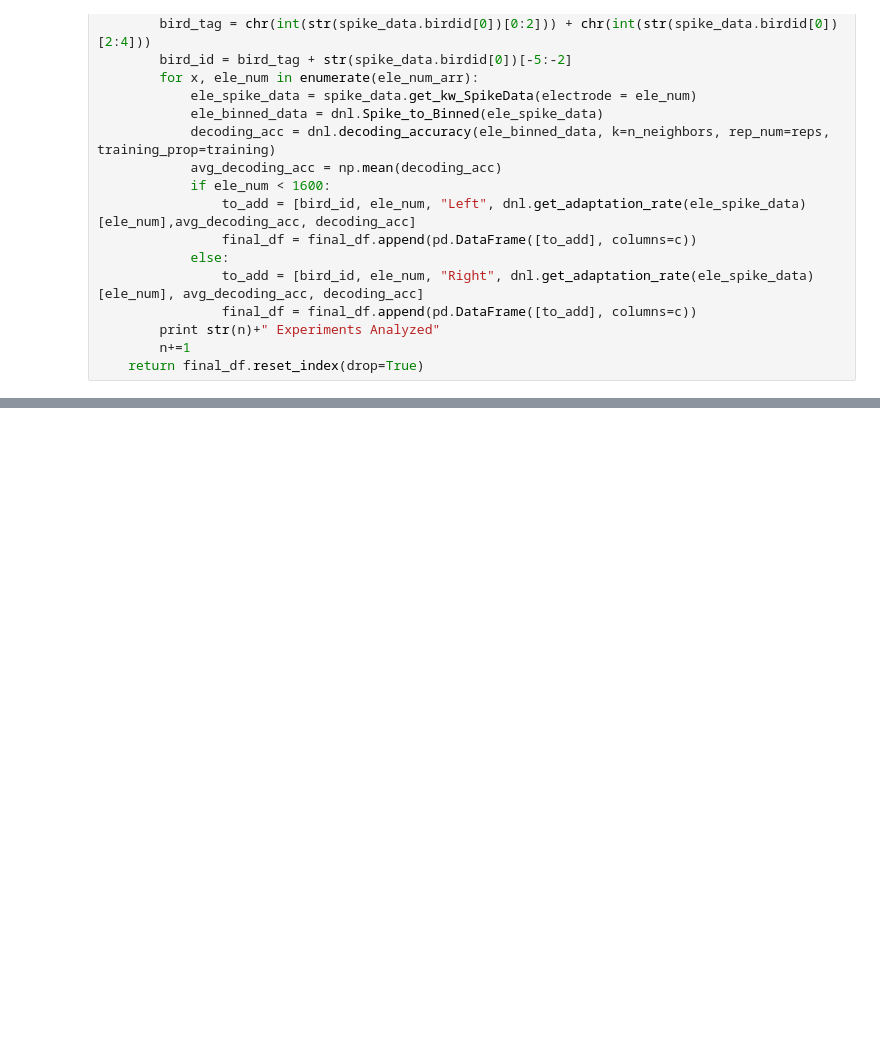
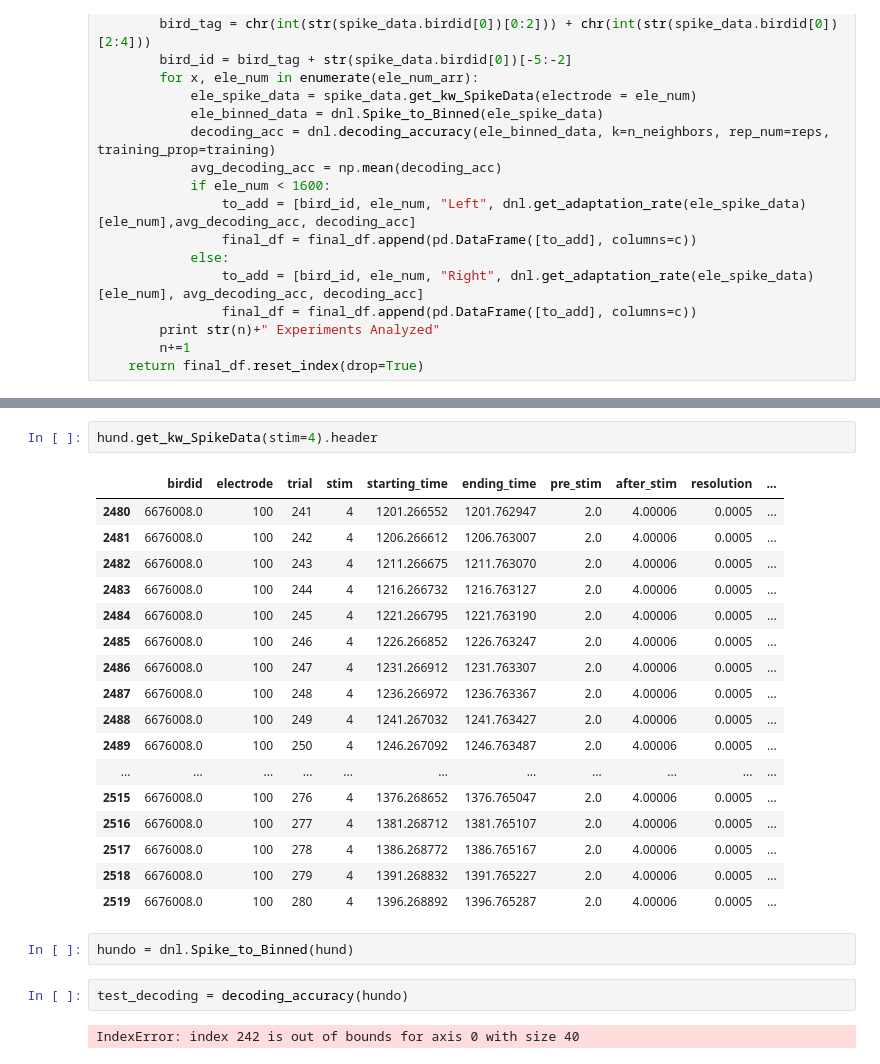
Before and after one commit to dnatanov/dnlab, a Jupyter notebook: exploratory_analysis.ipynb, the cells around one changed output, grey strips where cells are left out. Cells and saved outputs as stored; diff of their text form; blank space fills up the shorter version.

Commit message:
Updated decoding accuracy

```diff
--- a/exploratory_analysis.ipynb
+++ b/exploratory_analysis.ipynb
@@ -215,0 +307,26 @@ def batch_decoding_accuracy(split_data, n_neighbors=15, reps=250, training=.5):
+# %%
+hund.get_kw_SpikeData(stim=4).header
+# %% [output]
+|  | birdid | electrode | trial | stim | starting_time | ending_time | pre_stim | after_stim | resolution | ... |
+| 2480 | 6676008.0 | 100 | 241 | 4 | 1201.266552 | 1201.762947 | 2.0 | 4.00006 | 0.0005 | ... |
+| 2481 | 6676008.0 | 100 | 242 | 4 | 1206.266612 | 1206.763007 | 2.0 | 4.00006 | 0.0005 | ... |
+| 2482 | 6676008.0 | 100 | 243 | 4 | 1211.266675 | 1211.763070 | 2.0 | 4.00006 | 0.0005 | ... |
+| 2483 | 6676008.0 | 100 | 244 | 4 | 1216.266732 | 1216.763127 | 2.0 | 4.00006 | 0.0005 | ... |
+| 2484 | 6676008.0 | 100 | 245 | 4 | 1221.266795 | 1221.763190 | 2.0 | 4.00006 | 0.0005 | ... |
+| 2485 | 6676008.0 | 100 | 246 | 4 | 1226.266852 | 1226.763247 | 2.0 | 4.00006 | 0.0005 | ... |
+| 2486 | 6676008.0 | 100 | 247 | 4 | 1231.266912 | 1231.763307 | 2.0 | 4.00006 | 0.0005 | ... |
+| 2487 | 6676008.0 | 100 | 248 | 4 | 1236.266972 | 1236.763367 | 2.0 | 4.00006 | 0.0005 | ... |
+| 2488 | 6676008.0 | 100 | 249 | 4 | 1241.267032 | 1241.763427 | 2.0 | 4.00006 | 0.0005 | ... |
+| 2489 | 6676008.0 | 100 | 250 | 4 | 1246.267092 | 1246.763487 | 2.0 | 4.00006 | 0.0005 | ... |
+| ... | ... | ... | ... | ... | ... | ... | ... | ... | ... | ... |
+| 2515 | 6676008.0 | 100 | 276 | 4 | 1376.268652 | 1376.765047 | 2.0 | 4.00006 | 0.0005 | ... |
+| 2516 | 6676008.0 | 100 | 277 | 4 | 1381.268712 | 1381.765107 | 2.0 | 4.00006 | 0.0005 | ... |
+| 2517 | 6676008.0 | 100 | 278 | 4 | 1386.268772 | 1386.765167 | 2.0 | 4.00006 | 0.0005 | ... |
+| 2518 | 6676008.0 | 100 | 279 | 4 | 1391.268832 | 1391.765227 | 2.0 | 4.00006 | 0.0005 | ... |
+| 2519 | 6676008.0 | 100 | 280 | 4 | 1396.268892 | 1396.765287 | 2.0 | 4.00006 | 0.0005 | ... |
+# %%
+hundo = dnl.Spike_to_Binned(hund)
+# %%
+test_decoding = decoding_accuracy(hundo)
+# %% [output]
+IndexError: index 242 is out of bounds for axis 0 with size 40
```
Also changed, not shown: parts of 25 cells of this notebook, 4 other files.
